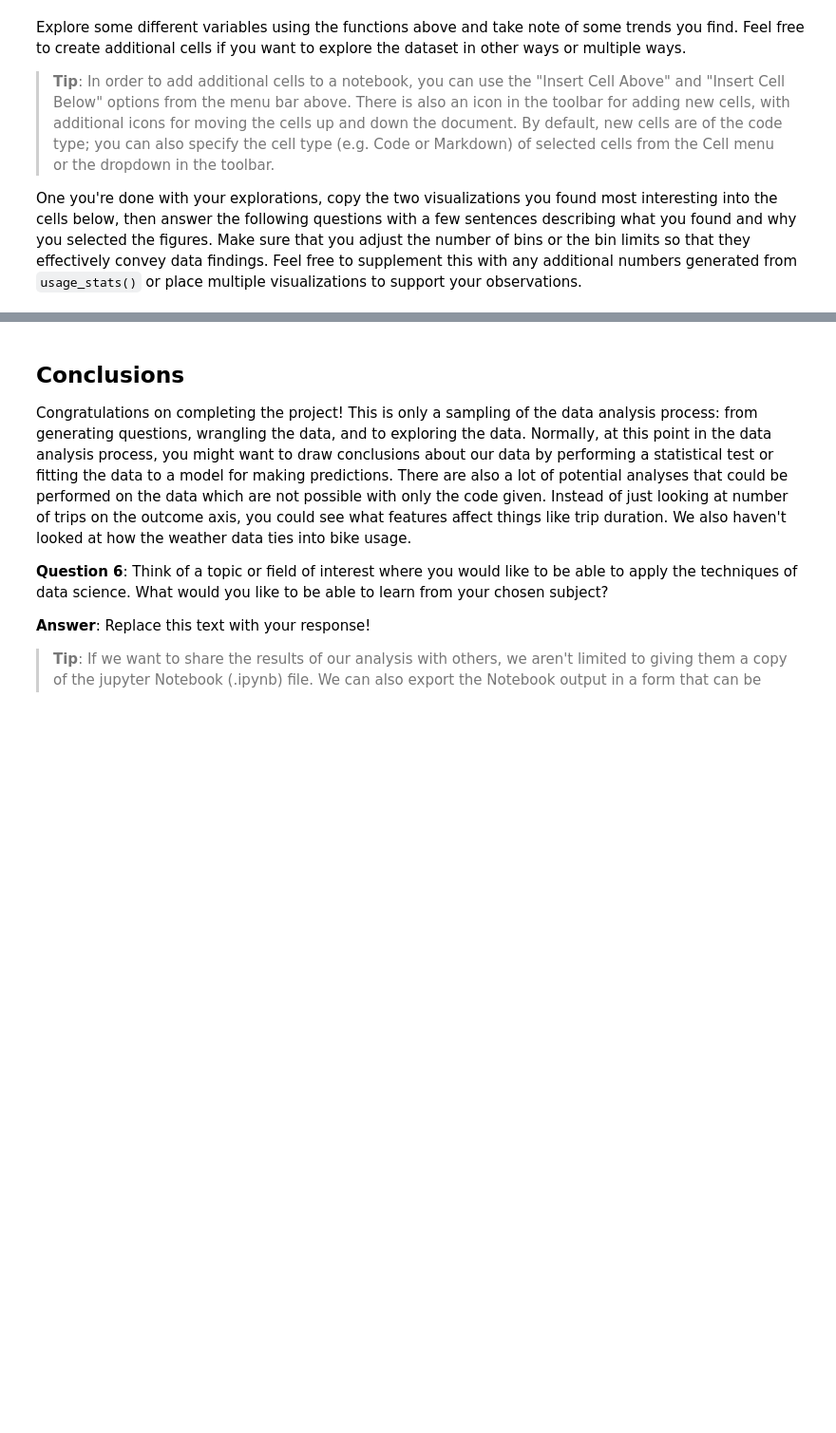
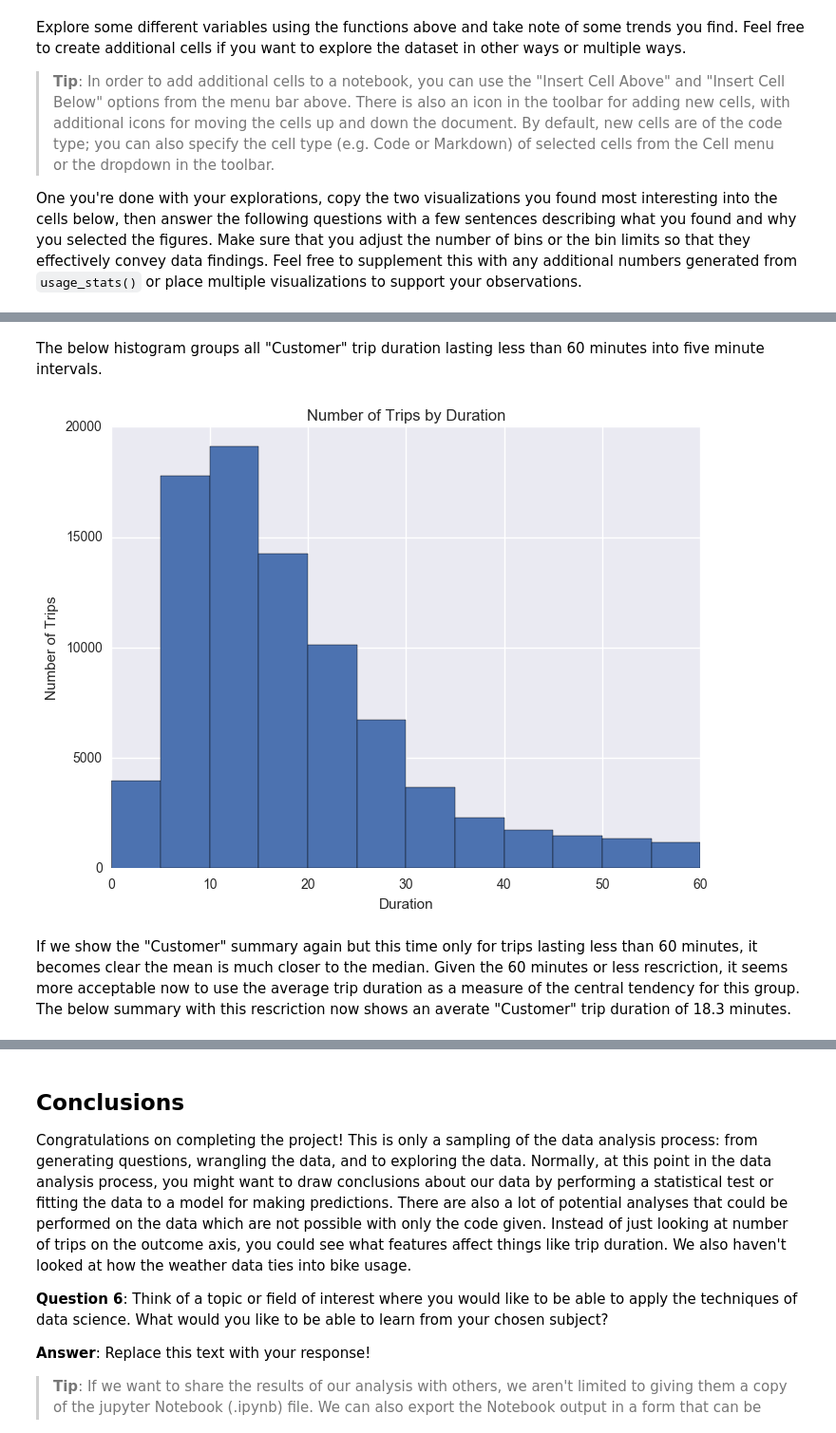
Before and after one commit to hichana/udacity, a Jupyter notebook: P0/dandp0-bikeshareanalysis/Bay_Area_Bike_Share_Analysis-NOTES.ipynb, the cells around one changed output, grey strips where cells are left out. Shown at 95% size. Cells and saved outputs as stored; diff of their text form; code cells hidden in the pictures; blank space fills up the shorter version.

```diff
--- a/P0/dandp0-bikeshareanalysis/Bay_Area_Bike_Share_Analysis-NOTES.ipynb
+++ b/P0/dandp0-bikeshareanalysis/Bay_Area_Bike_Share_Analysis-NOTES.ipynb
@@ -399,0 +422,4 @@ One you're done with your explorations, copy the two visualizations you found mo
+# %%
+# load and preview year 1 and 2 summary into pandas data frame
+all_trip_data = pd.read_csv(trip_out)
+display(all_trip_data.head())
@@ -408,0 +472,8 @@ Exception: No key has been provided. Make sure you provide a variable on which t
+# %% [markdown]
+The below histogram groups all "Customer" trip duration lasting less than 60 minutes into five minute intervals.
+# %%
+usage_plot(all_trip_data, 'duration', ["subscription_type == 'Customer'", "duration < 60"], boundary = 0, bin_width = 5)
+# %% [output]
+[figure, added]
+# %% [markdown]
+If we show the "Customer" summary again but this time only for trips lasting less than 60 minutes, it becomes clear the mean is much closer to the median. Given the 60 minutes or less rescriction, it seems more acceptable now to use the average trip duration as a measure of the central tendency for this group. The below summary with this rescriction now shows an averate "Customer" trip duration of 18.3 minutes.
```
Also changed, not shown: parts of 40 cells of this notebook, 2 other files.
